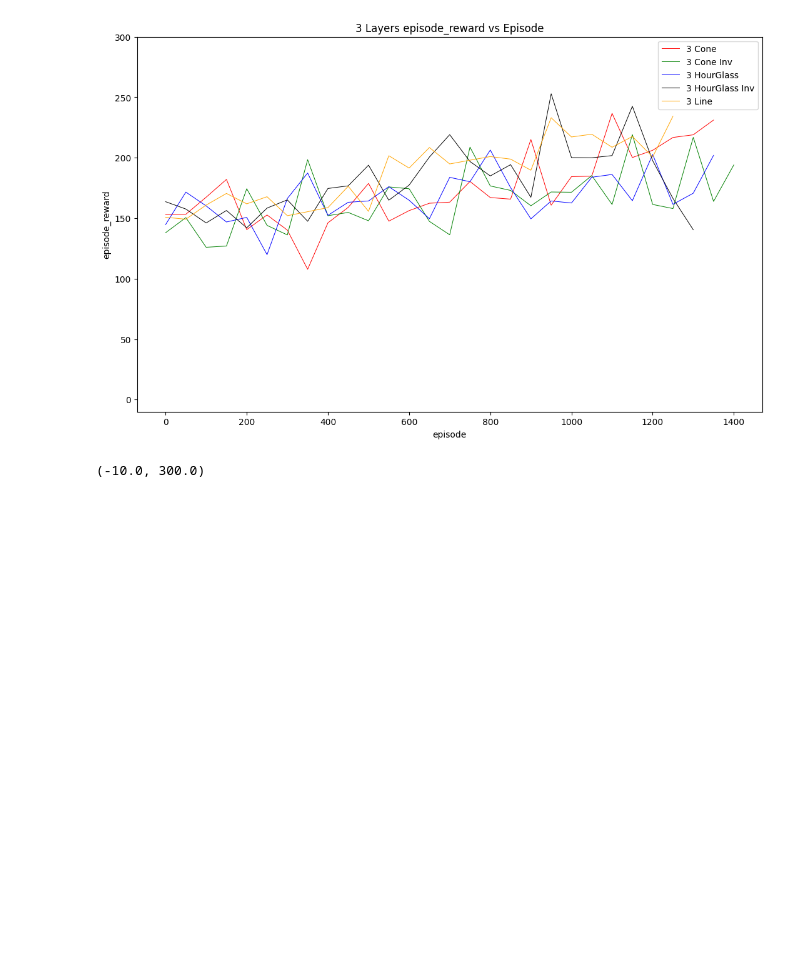
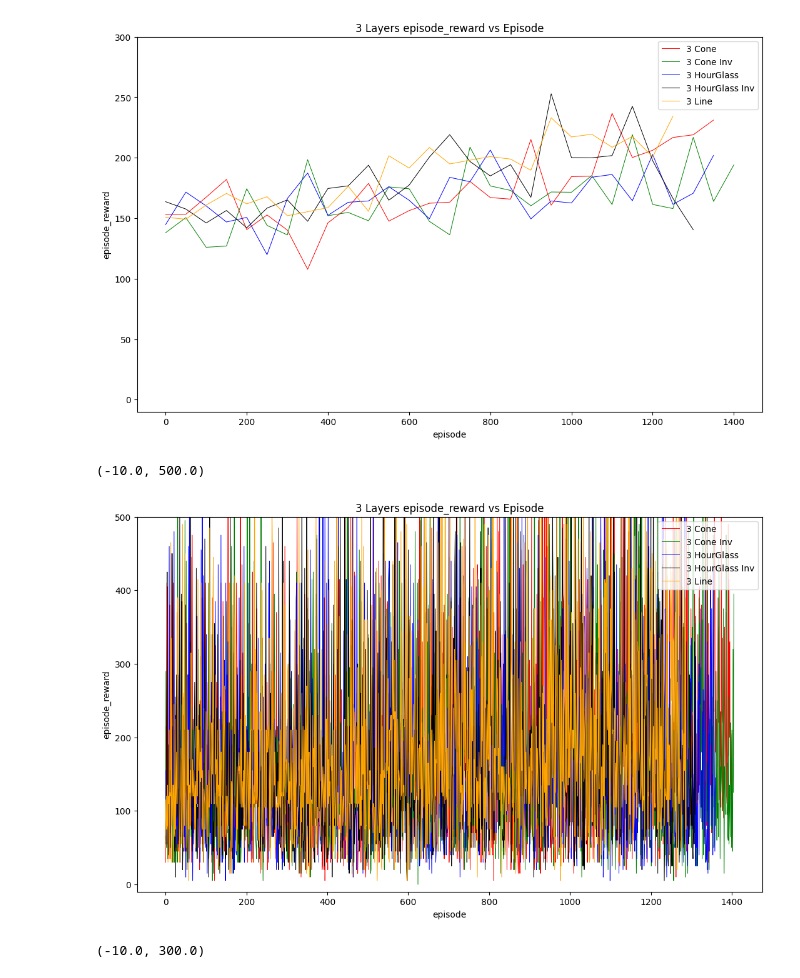
Before and after one commit to ZaidSalahuddin/EE-Atari-RL, a Jupyter notebook: Code/dataVis.ipynb, the cells around one changed output. Cells and saved outputs as stored; diff of their text form; code cells hidden in the pictures; blank space fills up the shorter version.

```diff
--- a/Code/dataVis.ipynb
+++ b/Code/dataVis.ipynb
@@ -561,6 +563,32 @@ ax1.set_ylim([y_lim_min,y_lim_max])
 # %% [output]
 (-10.0, 300.0)
 [figure]
+# %%
+# Reward 3 Layer example bad
+alpha = 1
+lw = 0.7
+y_lim_min = -10
+y_lim_max = 500
+
+#set up the plot
+fig = plt.figure(figsize=(10,6))
+ax1 = fig.add_axes([0, 0, 1, 1]) # left, bottom, width, height (range 0 to 1)
+
+#plotting the lines
+#7 layer
+label = ["3 Cone","3 Cone Inv","3 HourGlass","3 HourGlass Inv","3 Line"]
+color = ["red","green","blue","black","orange"]
+for i in range(5):
+    col_name = label[i]
+    ax1.plot(episode[i+20], episode_reward[i+20], alpha=alpha, label = label[int(i)], lw=lw, color=color[int(i)])
+ax1.title.set_text('3 Layers episode_reward vs Episode')
+ax1.set_xlabel('episode')
+ax1.set_ylabel('episode_reward')
+ax1.legend(loc=0)
+ax1.set_ylim([y_lim_min,y_lim_max])
+# %% [output]
+(-10.0, 500.0)
+[figure, added]
 # %%
 # Reward 4 Layer
 alpha = 1
```
Also changed, not shown: parts of 1 cell of this notebook, 2 other files.
